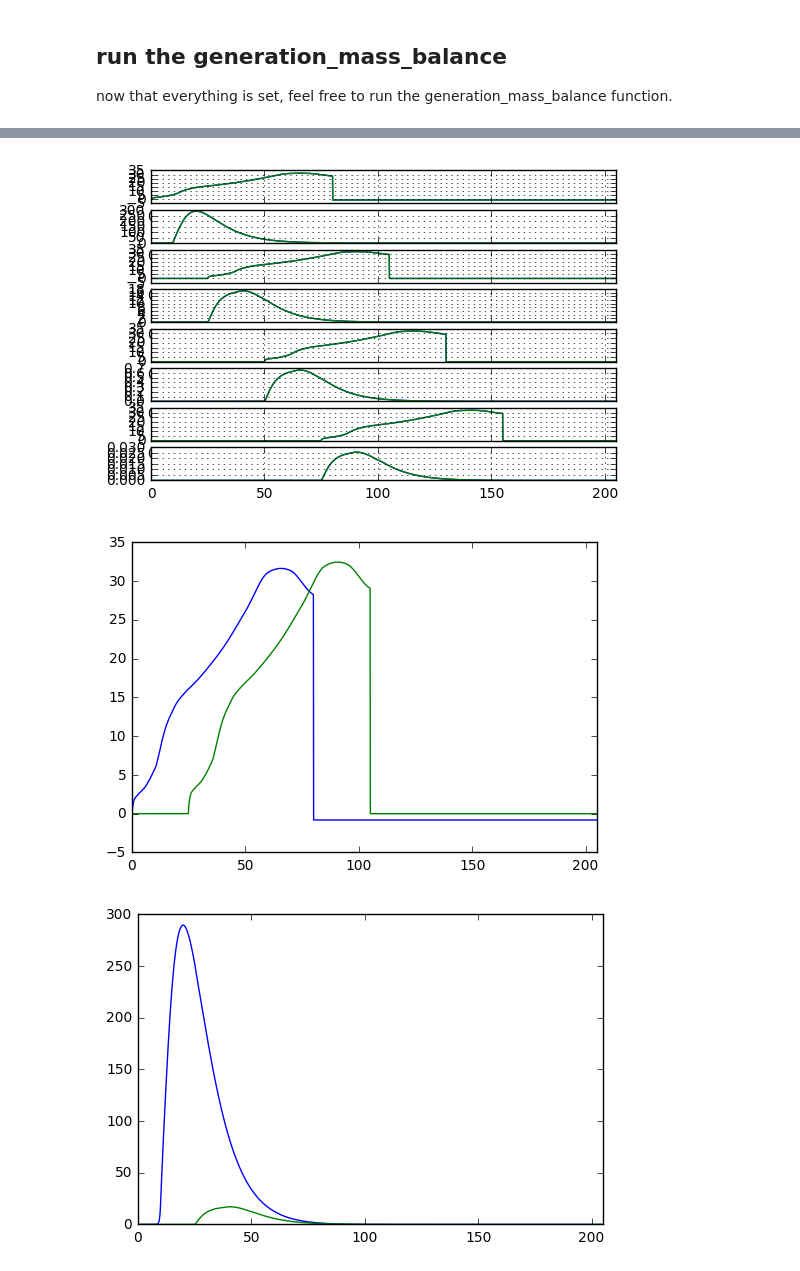
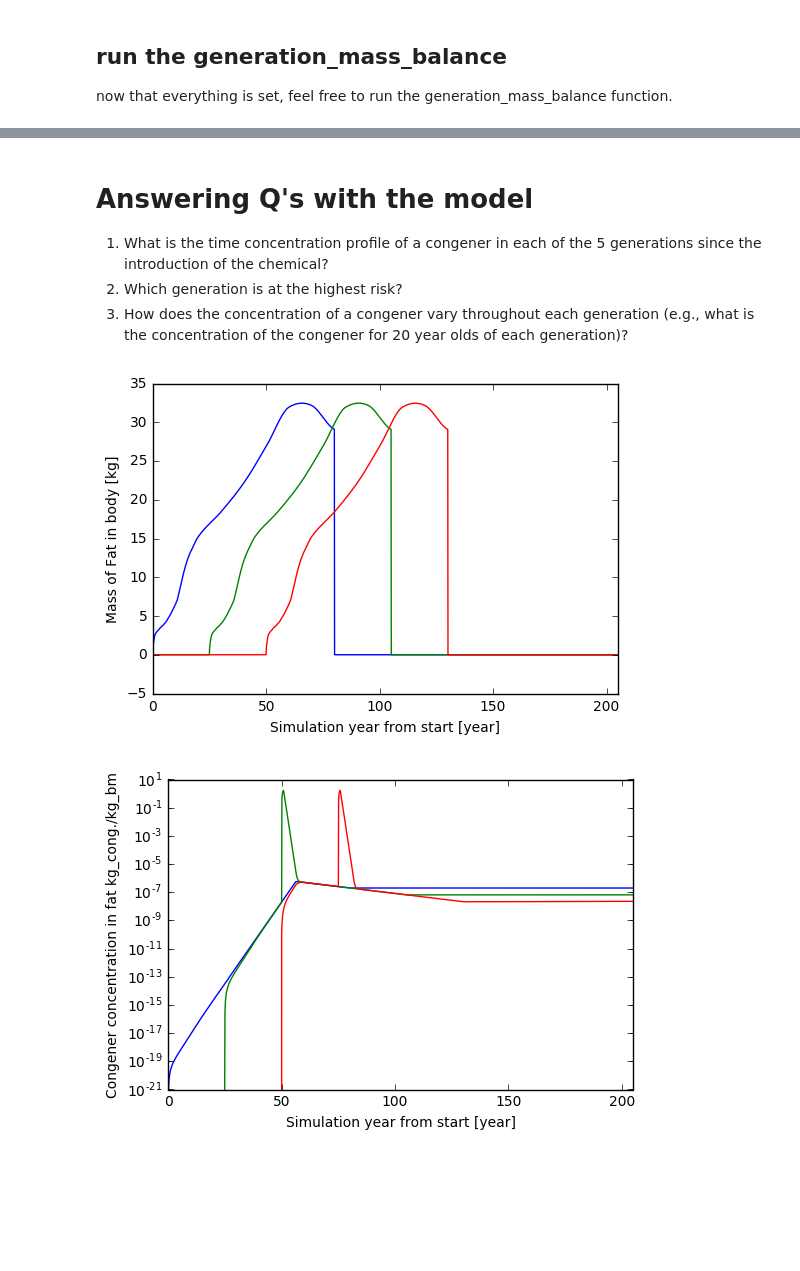
Before and after one commit to PandaStabber/pbpk_breastmilk, a Jupyter notebook: pk_milk_basic_functionality_example.ipynb, the cells around one changed output, grey strips where cells are left out. Cells and saved outputs as stored; diff of their text form; code cells hidden in the pictures; blank space fills up the shorter version.

```diff
--- a/pk_milk_basic_functionality_example.ipynb
+++ b/pk_milk_basic_functionality_example.ipynb
@@ -40,6 +39,6 @@ In this example, let's solve some problems:
 4. assume that the 1st order kinetic elimination coefficient is log(2)/5 [1/years]. Note: k_elim can also be calculated for each congener, which will be demonstrated.
 5. assume that there are 2 ode's per generation: one for fat mass and one for chemical in fat mass.
 # %%
-pk_milk_base = pk_milk(gens=4, y_start=0, y_end=205,lifespan=80,
+pk_milk_base = pk_milk(gens=5, y_end=205,lifespan=80,
                        brth_age = 25, average_lact_time=[10/12]*5,
                       k_lac=[1e-2] * 5, k_elim=[np.log(2) / 5] * 5)
@@ -192,21 +206,27 @@ now that everything is set, feel free to run the generation_mass_balance functio
+# %% [markdown]
+# Answering Q's with the model
+1. What is the time concentration profile of a congener in each of the 5 generations since the introduction of the chemical?
+2. Which generation is at the highest risk?
+3. How does the concentration of a congener vary throughout each generation (e.g., what is the concentration of the congener for 20 year olds of each generation)?
 # %%
-# run the generation mass balance. Turn on quickplot to just plot the data.
-pk_milk_base.generation_mass_balance(quickplot = True)
-
 # data can also be extracted by calling the dydt_solution function for each mass balance:
 
-# plot only the mass compartments for each generation
-for gen in range(0, pk_milk_base.gens)[0::2]:
+# # plot only the mass compartments for each generation
+for gen in range(0, pk_milk_base.gens*pk_milk_base.odes_in_each_generation)[::2]:
     plt.plot(x_simulation, pk_milk_base.dydt_solution[gen][:])
     plt.xlim(x_simulation[0],x_simulation[-1])
+plt.xlabel('Simulation year from start [year]')
+plt.ylabel('Mass of Fat in body [kg]')
 plt.show()
 
 # plot only the chemical mass compartments for each generation
-for gen in range(0, pk_milk_base.gens)[1::2]:
+for gen in range(0, pk_milk_base.gens*pk_milk_base.odes_in_each_generation)[1::2]:
     plt.plot(x_simulation, pk_milk_base.dydt_solution[gen][:])
     plt.xlim(x_simulation[0],x_simulation[-1])
+    plt.yscale('log')
+plt.xlabel('Simulation year from start [year]')
+plt.ylabel('Congener concentration in fat kg_cong./kg_bm')
 plt.show()
 # %% [output]
-[figure, old version]
+[figure, new version]
-[figure, old version]
+[figure, new version]
-[figure, removed]
```
Also changed, not shown: parts of 9 cells of this notebook, 2 other files.
